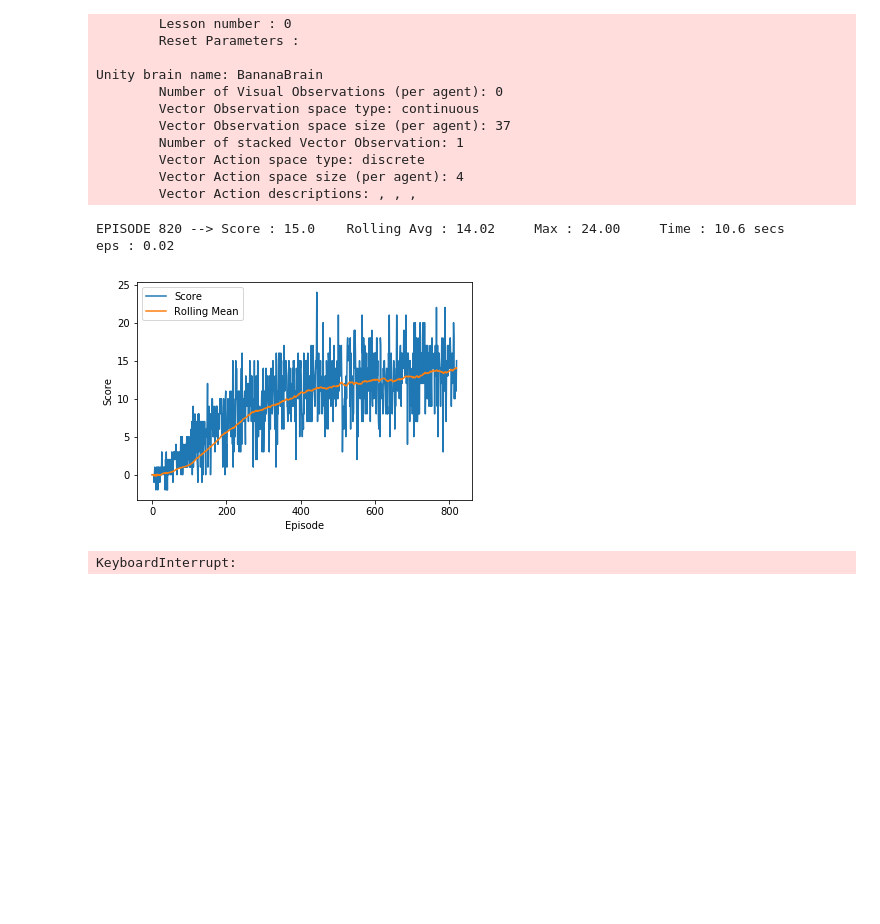
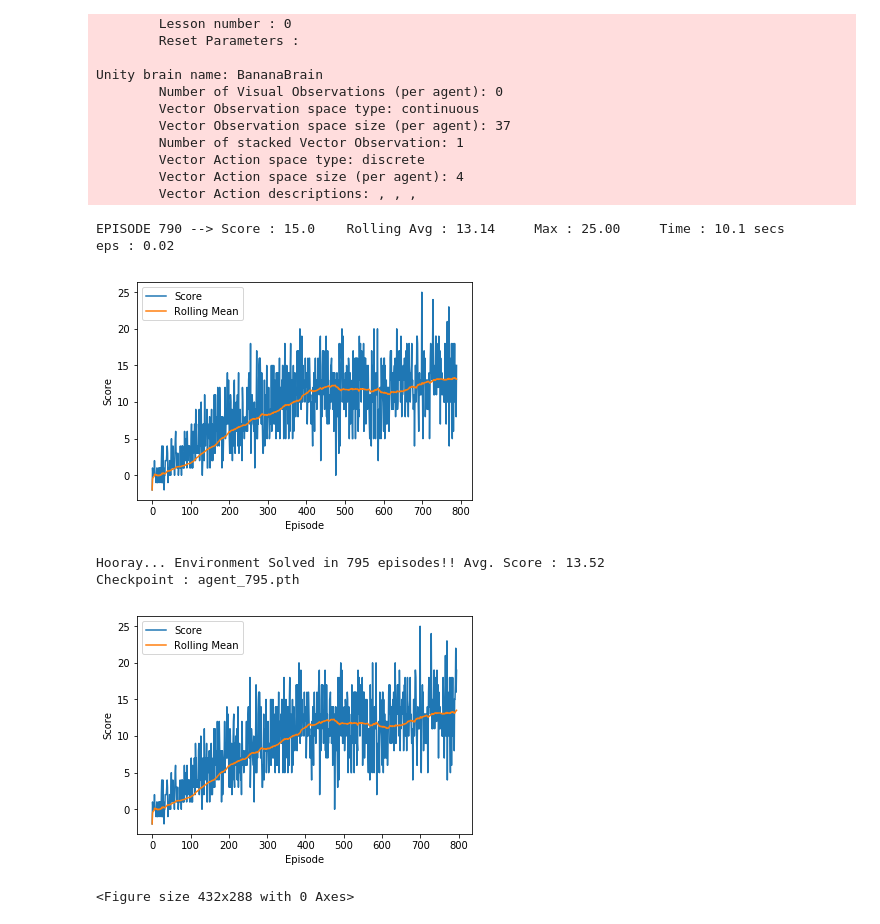
Before and after one commit to rakshithramagiri/agent_navigation, a Jupyter notebook: agent_navigation.ipynb, the cells around one changed output. Drawn from its saved outputs; the diff is of its cells as text; code cells hidden in the pictures; blank space fills up the shorter version.

Commit message:
marker : solved environment in 795 episodes

```diff
--- a/agent_navigation.ipynb
+++ b/agent_navigation.ipynb
@@ -32,14 +32,29 @@ Unity brain name: BananaBrain
 # %%
 brain_name = env.brain_names[0]
 brain = env.brains[brain_name]
+# %%
+def save_agent(agent, episode_count):
+    checkpoint = {
+        "action_size" : agent.action_size,
+        "state_size"  : agent.state_size,
+        "seed"        : agent.seed,
+        "time_steps"  : agent.time_steps,
+        "state_dict"  : agent.learning_network.state_dict(),
+        "episodes"    : episode_count
+    }
+    filename = f"agent_{episode_count}.pth"
+    torch.save(checkpoint, filename)
+    return filename
 # %%
-def plot_scores(scores, mean_scores):
+def plot_scores(scores, mean_scores, save_fig=False, filename=None):
     plt.plot(scores, label="Score")
     plt.plot(mean_scores, label="Rolling Mean")
     plt.xlabel("Episode")
     plt.ylabel("Score")
     plt.legend()
     plt.show()
+    if save_fig:
+        plt.savefig(filename+'.png')
 # %%
 def initialize_experiences(agent, env, action_size, brain_name, size=50000):
     e_count = 0
@@ -77,41 +92,51 @@ eps_fixed = 0.01
 eps = eps_start
 
 start_time = time.time()
-print("Initializing Replay Memory ...")
+print("Initializing Replay Memory [50,000 Experiences]...")
 initialize_experiences(agent, env, env_action_size, brain_name)
 print("Finished Initializing Replay Memory ...\tTime : {:.1f} secs".format(time.time() - start_time))
 
 start_time = time.time()
 
-for i in range(1, 2001):
+for i in range(1, 1000):
     env_info = env.reset(train_mode=True)[brain_name]
     state = env_info.vector_observations[0]
     score = 0
 
     while True:
         action = agent.act(state, eps)
         env_info = env.step(action)[brain_name]
         next_state = env_info.vector_observations[0]
         reward = env_info.rewards[0]
         done = env_info.local_done[0]
         agent.step(state, action, reward, next_state, done)
         score += reward
         state = next_state
 
         if done:
             scores.append(score)
             scores_window.append(score)
             mean_scores_window.append(np.mean(scores_window))
             break
 
     eps = max(eps_fixed, eps*eps_decay)
 
     if i % 10 == 0:
         display.clear_output(wait=True)
         print("EPISODE {} -->\tScore : {}\tRolling Avg : {:.2f}\tMax : {:.2f}\tTime : {:.1f} secs\t eps : {:.2f}".format(i, score, np.mean(scores_window), np.max(scores), time.time()-start_time, eps))
         plot_scores(scores, mean_scores_window)
         start_time = time.time()
+
+    if np.mean(scores_window) > 13.5:
+        print(f"Hooray... Environment Solved in {i} episodes!! Avg. Score : {np.mean(scores_window)}")
+        checkpoint = save_agent(agent, i)
+        print(f"Checkpoint : {checkpoint}")
+        plot_scores(scores, mean_scores_window, save_fig=True, filename=checkpoint.split('.')[0])
+        break
 # %% [output]
-EPISODE 820 --> Score : 15.0    Rolling Avg : 14.02     Max : 24.00     Time : 10.6 secs         eps : 0.02
+EPISODE 790 --> Score : 15.0    Rolling Avg : 13.14     Max : 25.00     Time : 10.1 secs         eps : 0.02
-[figure, old version]
+[figure, new version]
-KeyboardInterrupt:
+Hooray... Environment Solved in 795 episodes!! Avg. Score : 13.52
+Checkpoint : agent_795.pth
+[figure, added]
+<Figure size 432x288 with 0 Axes>
```
Also changed, not shown: 2 other files.
